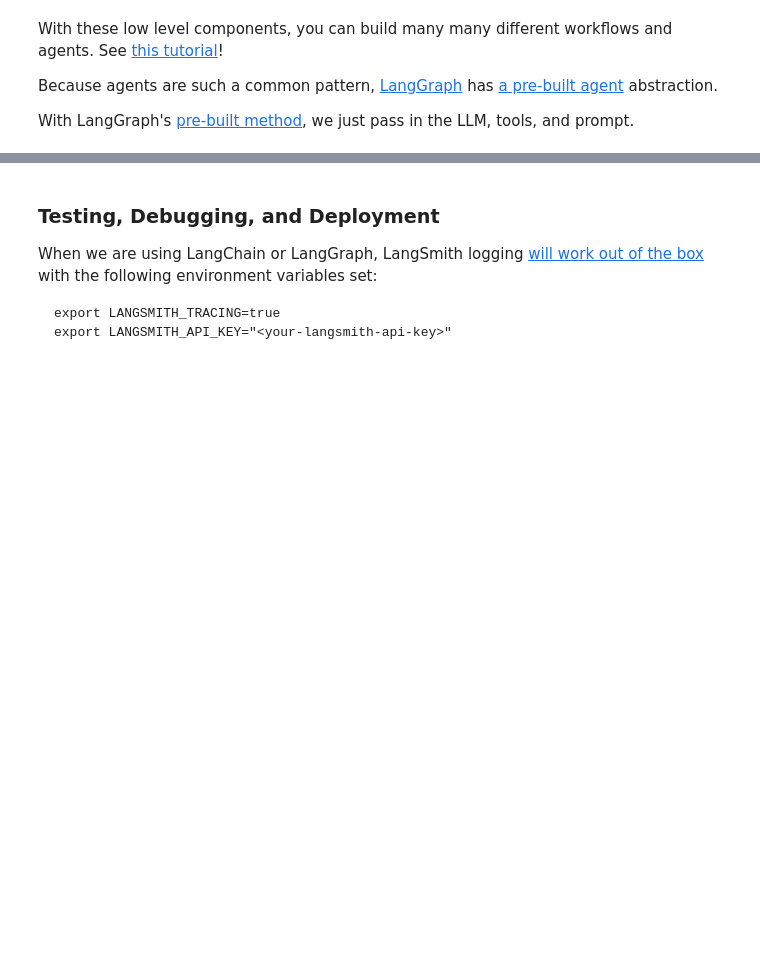
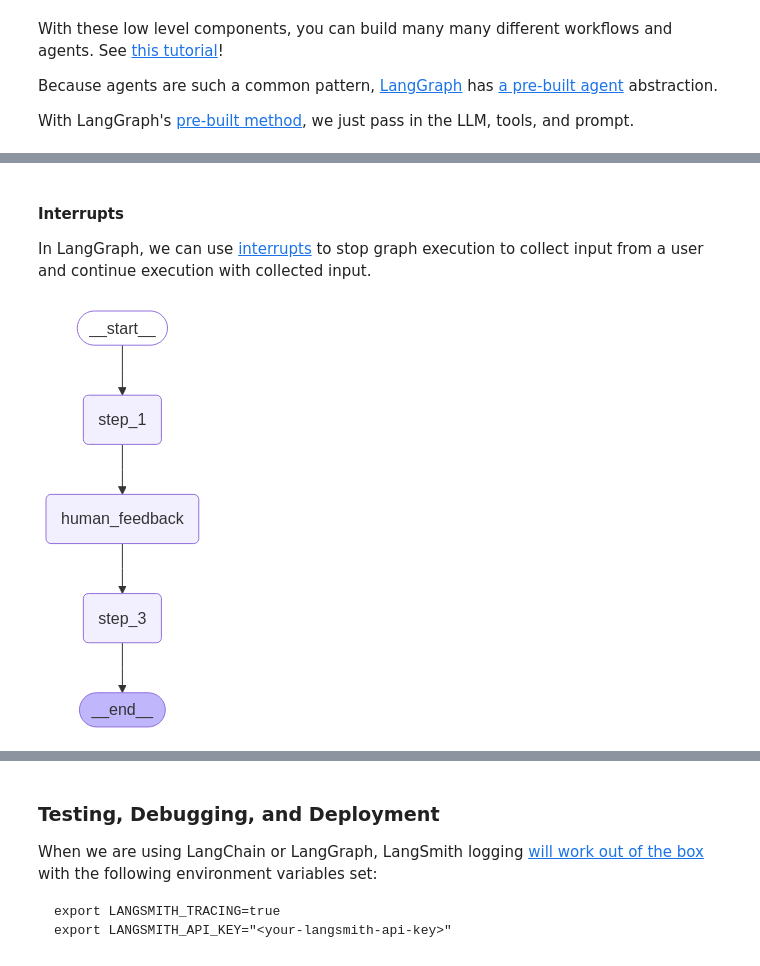
Before and after one commit to yacine555/agents-from-scratch, a Jupyter notebook: notebooks/langgraph_101.ipynb, the cells around one changed output, grey strips where cells are left out. Cells and saved outputs as stored; diff of their text form; code cells hidden in the pictures; blank space fills up the shorter version.

Commit message:
Update prompts, add util for viewing graphs

```diff
--- a/notebooks/langgraph_101.ipynb
+++ b/notebooks/langgraph_101.ipynb
@@ -283,3 +278,54 @@ for m in result['messages']:
 result = agent.invoke({"messages": [{"role": "user", "content": "I like this, let's write the email"}]}, config)
 for m in result['messages']:
     m.pretty_print()
+# %% [markdown]
+#### Interrupts
+
+In LangGraph, we can use [interrupts](https://langchain-ai.github.io/langgraph/how-tos/human_in_the_loop/wait-user-input/) to stop graph execution to collect input from a user and continue execution with collected input.
+# %%
+from typing_extensions import TypedDict
+from langgraph.graph import StateGraph, START, END
+
+from langgraph.types import Command, interrupt
+from langgraph.checkpoint.memory import MemorySaver
+from IPython.display import Image, display
+
+
+class State(TypedDict):
+    input: str
+    user_feedback: str
+
+
+def step_1(state):
+    print("---Step 1---")
+    pass
+
+
+def human_feedback(state):
+    print("---human_feedback---")
+    feedback = interrupt("Please provide feedback:")
+    return {"user_feedback": feedback}
+
+
+def step_3(state):
+    print("---Step 3---")
+    pass
+
+
+builder = StateGraph(State)
+builder.add_node("step_1", step_1)
+builder.add_node("human_feedback", human_feedback)
+builder.add_node("step_3", step_3)
+builder.add_edge(START, "step_1")
+builder.add_edge("step_1", "human_feedback")
+builder.add_edge("human_feedback", "step_3")
+builder.add_edge("step_3", END)
+
+# Set up memory
+memory = MemorySaver()
+
+# Add
+graph = builder.compile(checkpointer=memory)
+show_graph(graph)
+# %% [output]
+[figure, added]
```
Also changed, not shown: parts of 5 cells of this notebook, 7 other files.
